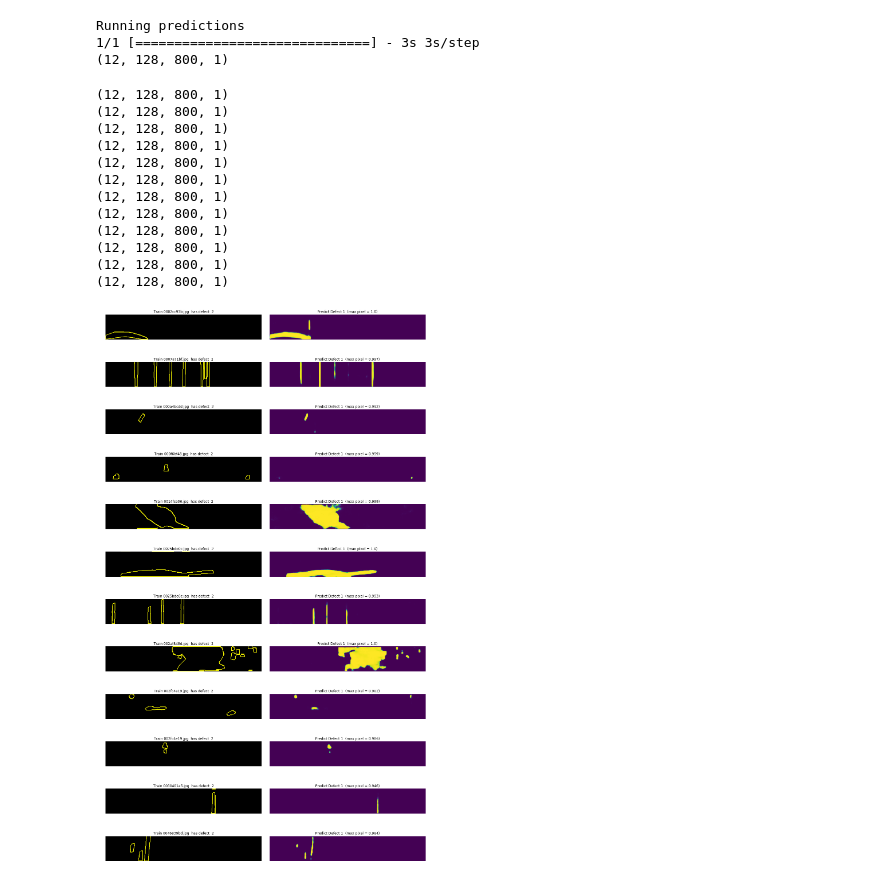
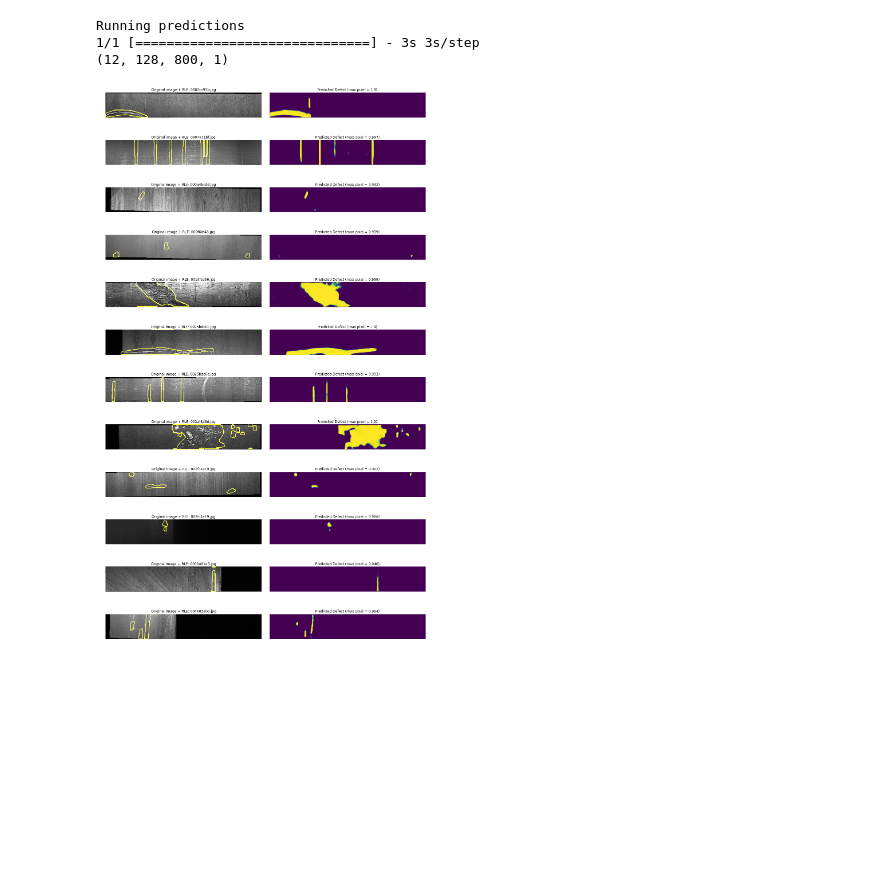
Before and after one commit to johngreibelarsen/severstal-steel-defect-detection, a Jupyter notebook: Unet-model_data_gen_with_unsharp_mask_128x800.ipynb, the cells around one changed output. Saved outputs shown, nothing was run; the diff lists cells and outputs as text; code cells hidden in the pictures; blank space fills up the shorter version.

Commit message:
AddedImproved visualisations of predictions

```diff
--- a/Unet-model_data_gen_with_unsharp_mask_128x800.ipynb
+++ b/Unet-model_data_gen_with_unsharp_mask_128x800.ipynb
@@ -900,51 +900,29 @@ def mask2contour(mask, width=3):
 # %%
 for i,batch in enumerate(dataGen_valid_V2):
     plt.figure(figsize=(20,36))
     for k in range(12):
         plt.subplot(12,2,2*k+1)
         img = batch[0][k,]
+        img *=255
         img = Image.fromarray(img.astype('uint8'))
         img = np.array(img)
-        dft = 0
-        extra = '  has defect '
 
-        #for j in range(1):
-        print(batch[1].shape)
         msk = batch[1][k,:,:,0]
-        if np.sum(msk)!=0:
-            dft=1
-            extra += ' '+str(1+1)
         msk = mask2pad(msk,pad=2)
         msk = mask2contour(msk,width=3)
-        img[msk==1,0] = 235
-        img[msk==1,1] = 235
+        img[msk==1,0] = 255
+        img[msk==1,1] = 255
 
-        if extra=='  has defect ': extra =''
-        plt.title('Train '+df_train.iloc[12*i+k,0]+extra)
+        plt.title('Original image + RLE: '+df_train.iloc[12*i+k,0])
         plt.axis('off')
         plt.imshow(img)
         plt.subplot(12,2,2*k+2)
-        if dft!=0:
-            msk = preds[12*i+k,:,:,dft-1]
-            plt.imshow(msk)
-        else:
-            plt.imshow(np.zeros((128,800)))
+        preds_msk = preds[12*i+k,:,:,0]
+        plt.imshow(preds_msk)
         plt.axis('off')
-        mx = np.round(np.max(msk),3)
-        plt.title('Predict Defect '+str(dft)+'  (max pixel = '+str(mx)+')')
+        mx = np.round(np.max(preds_msk),3)
+        plt.title('Predicted Defect (max pixel = '+str(mx)+')')
     plt.subplots_adjust(wspace=0.05)
     plt.show()
 # %% [output]
-(12, 128, 800, 1)
-(12, 128, 800, 1)
-(12, 128, 800, 1)
-(12, 128, 800, 1)
-(12, 128, 800, 1)
-(12, 128, 800, 1)
-(12, 128, 800, 1)
-(12, 128, 800, 1)
-(12, 128, 800, 1)
-(12, 128, 800, 1)
-(12, 128, 800, 1)
-(12, 128, 800, 1)
-[figure, old version]
+[figure, new version]
```
